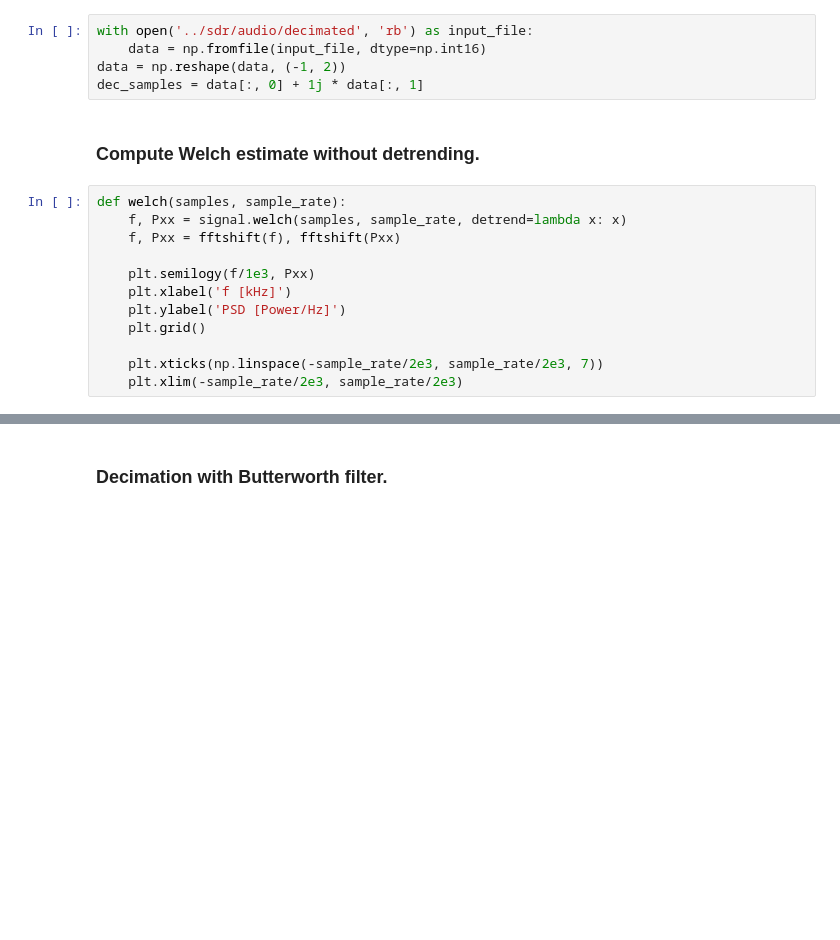
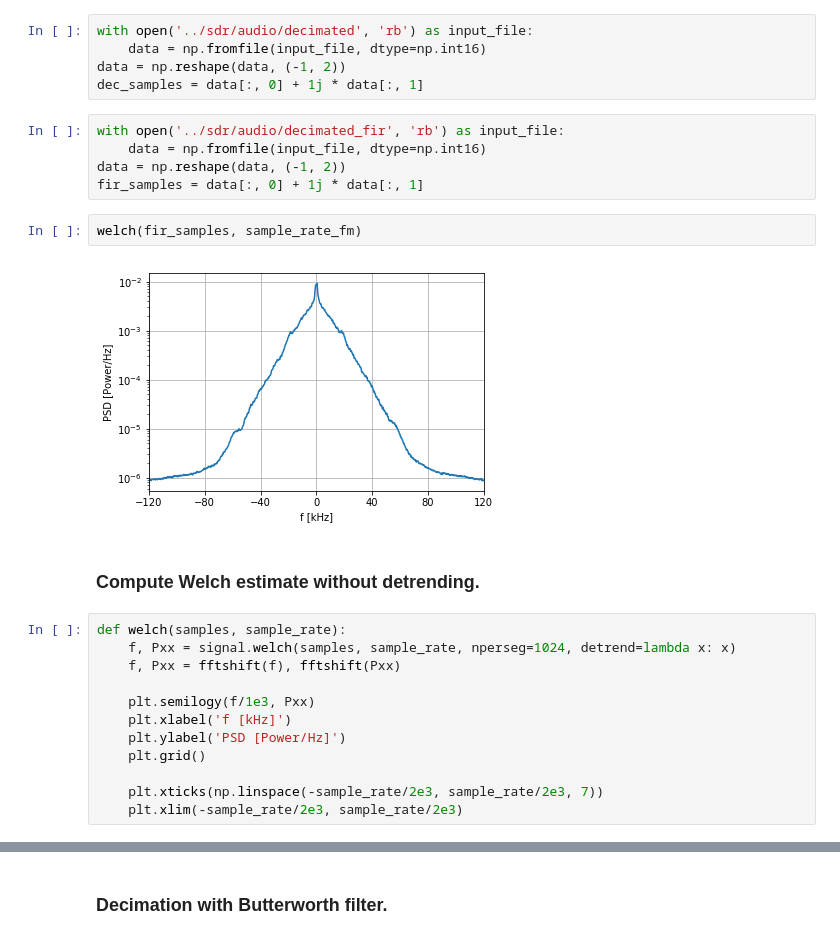
Before and after one commit to enthyp/rds-fm, a Jupyter notebook: nb/iq_samples.ipynb, the cells around one changed output, grey strips where cells are left out. Cells and saved outputs as stored; diff of their text form; blank space fills up the shorter version.

```diff
--- a/nb/iq_samples.ipynb
+++ b/nb/iq_samples.ipynb
@@ -14,11 +14,20 @@ with open('../sdr/audio/decimated', 'rb') as input_file:
     data = np.fromfile(input_file, dtype=np.int16)
 data = np.reshape(data, (-1, 2))
 dec_samples = data[:, 0] + 1j * data[:, 1]
+# %%
+with open('../sdr/audio/decimated_fir', 'rb') as input_file:
+    data = np.fromfile(input_file, dtype=np.int16)
+data = np.reshape(data, (-1, 2))
+fir_samples = data[:, 0] + 1j * data[:, 1]
+# %%
+welch(fir_samples, sample_rate_fm)
+# %% [output]
+[figure, added]
 # %% [markdown]
 ### Compute Welch estimate without detrending.
 # %%
 def welch(samples, sample_rate):
-    f, Pxx = signal.welch(samples, sample_rate, detrend=lambda x: x)
+    f, Pxx = signal.welch(samples, sample_rate, nperseg=1024, detrend=lambda x: x)
     f, Pxx = fftshift(f), fftshift(Pxx)
 
     plt.semilogy(f/1e3, Pxx)
```
Also changed, not shown: parts of 8 cells of this notebook, 13 other files.
